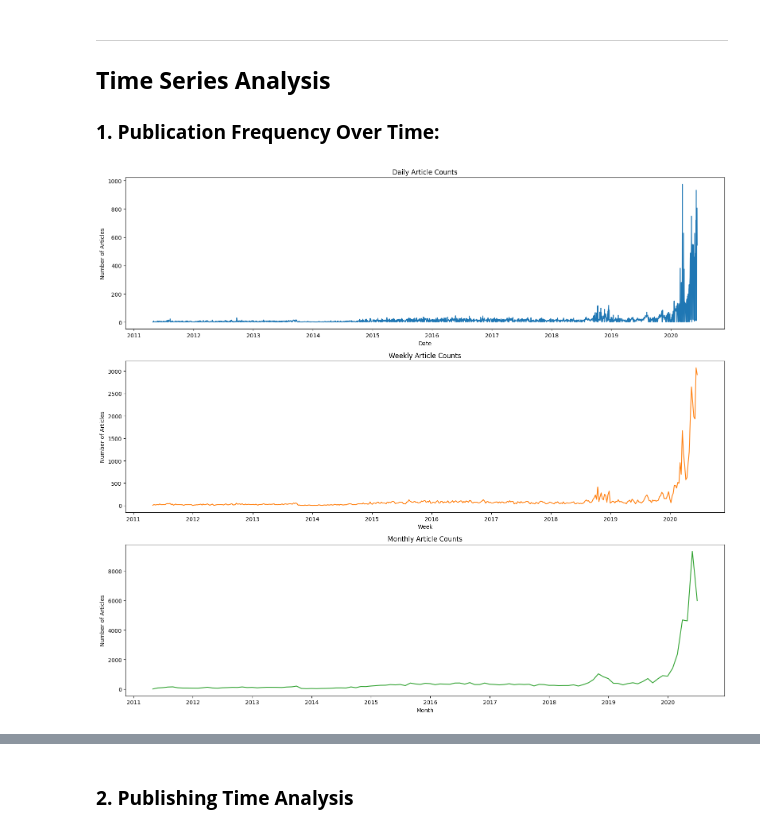
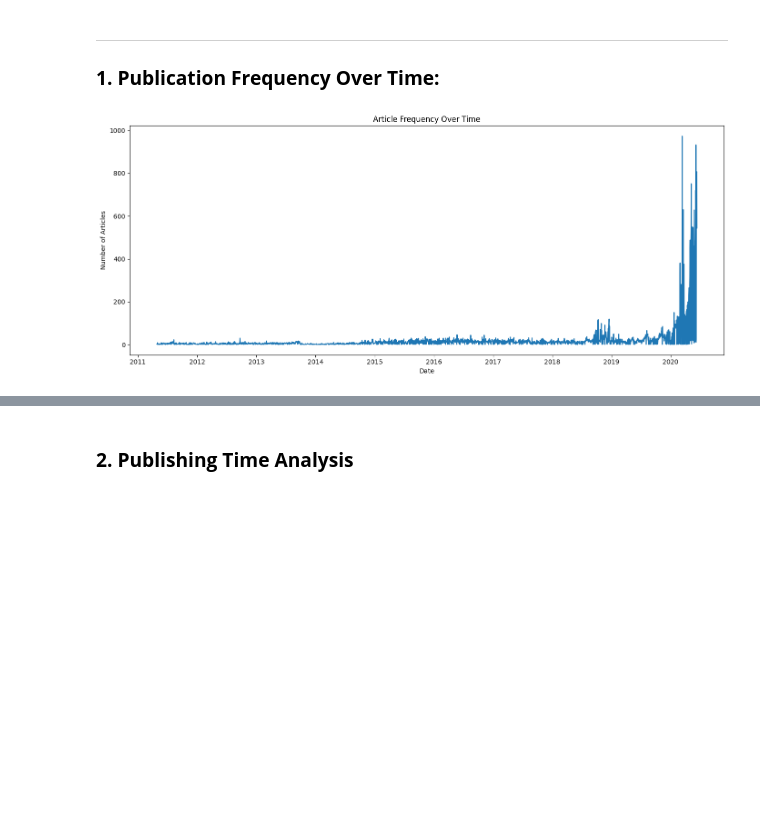
Before and after one commit to OliyadTeshome/News_Sentiment_Driven_Price_Prediction, a Jupyter notebook: notebooks/time_series_analysis.ipynb, the cells around one changed output, grey strips where cells are left out. Saved outputs shown, nothing was run; the diff lists cells and outputs as text; code cells hidden in the pictures; blank space fills up the shorter version.

```diff
--- a/notebooks/time_series_analysis.ipynb
+++ b/notebooks/time_series_analysis.ipynb
@@ -26,35 +31,22 @@ df.head()
 # %% [markdown]
 ---
-## **Time Series Analysis**
+
 ### **1. Publication Frequency Over Time:**
 # %%
-# Aggregate article counts by day, week, and month
-daily_counts = df.groupby(df['date'].dt.date).size()
-weekly_counts = df.groupby(pd.Grouper(key='date', freq='W')).size()
-monthly_counts = df.groupby(pd.Grouper(key='date', freq='M')).size()
+# Convert 'date' column to datetime if not already
+df['date'] = pd.to_datetime(df['date'])
 
-# Plotting
-fig, axes = plt.subplots(3, 1, figsize=(16, 14), sharex=False)
+# Group by date (ignore time) and count articles per day
+df['date_only'] = df['date'].dt.date
+daily_counts = df.groupby('date_only').size()
 
-# Daily
-axes[0].plot(daily_counts.index, daily_counts.values, color='tab:blue')
-axes[0].set_title('Daily Article Counts')
-axes[0].set_xlabel('Date')
-axes[0].set_ylabel('Number of Articles')
-
-# Weekly
-axes[1].plot(weekly_counts.index, weekly_counts.values, color='tab:orange')
-axes[1].set_title('Weekly Article Counts')
-axes[1].set_xlabel('Week')
-axes[1].set_ylabel('Number of Articles')
-
-# Monthly
-axes[2].plot(monthly_counts.index, monthly_counts.values, color='tab:green')
-axes[2].set_title('Monthly Article Counts')
-axes[2].set_xlabel('Month')
-axes[2].set_ylabel('Number of Articles')
-
+# Plot article frequency trends
+plt.figure(figsize=(14, 6))
+daily_counts.plot()
+plt.title('Article Frequency Over Time')
+plt.xlabel('Date')
+plt.ylabel('Number of Articles')
 plt.tight_layout()
 plt.show()
 # %% [output]
-[figure, old version]
+[figure, new version]
```
Also changed, not shown: parts of 9 cells of this notebook.
